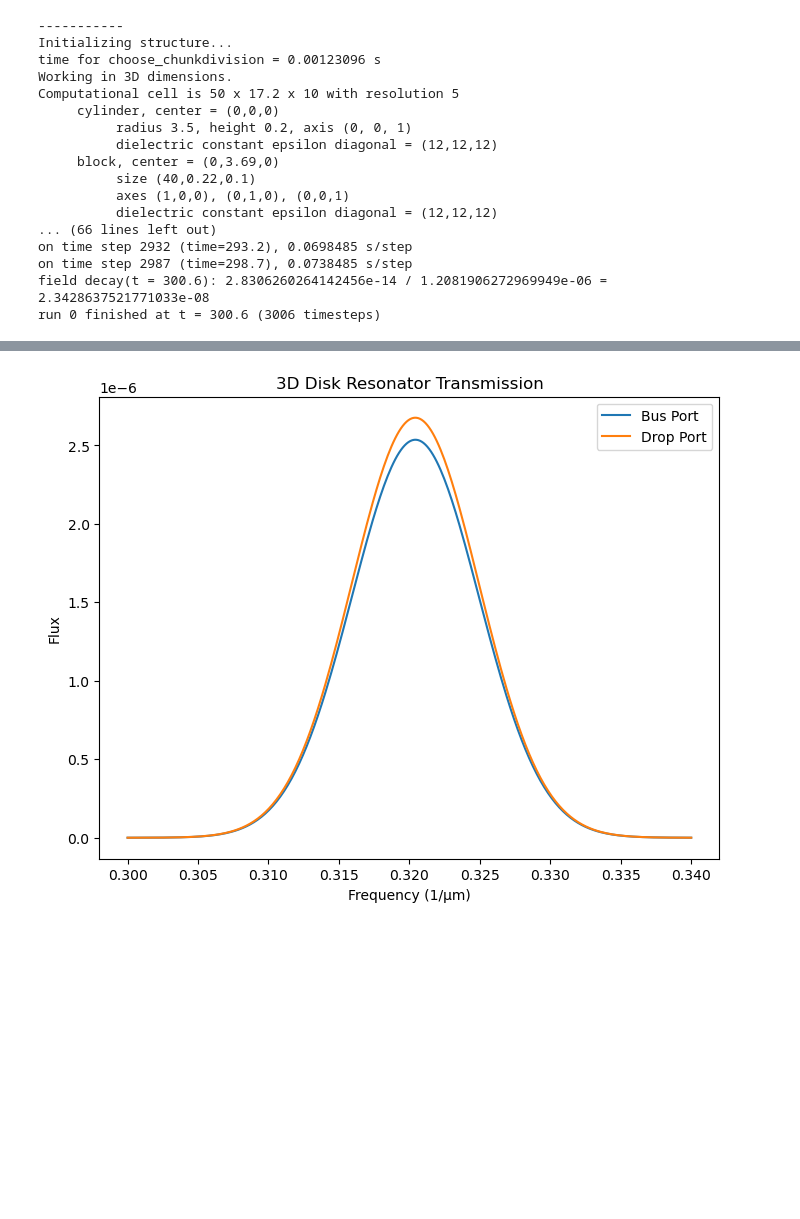
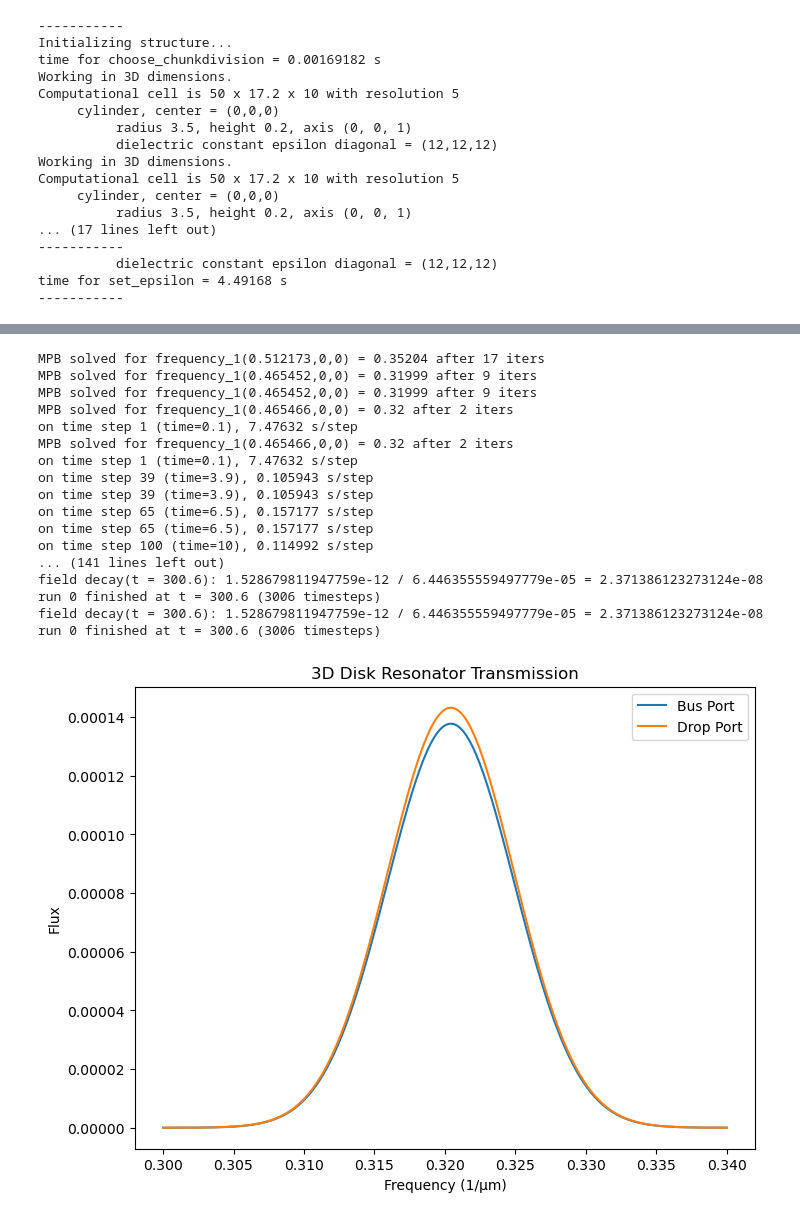
Before and after one commit to Luxchen77/Tunable-Disk-Resonator-Meep-, a Jupyter notebook: meep_sim_wavguide_disk_3d.ipynb, the cells around one changed output, grey strips where cells are left out. Cells and saved outputs as stored; diff of their text form; code cells hidden in the pictures; blank space fills up the shorter version.

```diff
--- a/meep_sim_wavguide_disk_3d.ipynb
+++ b/meep_sim_wavguide_disk_3d.ipynb
@@ -60,11 +60,16 @@ fcen = (fmin+fmax)/2
 df = fmax - fmin
 nfreq = 300
 
-sources = [mp.Source(mp.GaussianSource(frequency=fcen, fwidth=df),
-                     component=mp.Ez,
-                     center=mp.Vector3(source_x, source_y, source_z),
-                     size=mp.Vector3(0, wg_width, wg_height))]
+mode_src = mp.EigenModeSource(
+    src=mp.GaussianSource(frequency=fcen, fwidth=df),
+    center=mp.Vector3(source_x, source_y, source_z),
+    size=mp.Vector3(0, wg_width*2, wg_height*2),  # cover waveguide cross-section
+    eig_band=1,           # fundamental mode
+    eig_parity=mp.NO_PARITY,   # or mp.ODD_Y/mp.EVEN_Y depending on symmetry
+    eig_match_freq=True
+)
 
+sources = [mode_src]
 # -----------------------------
 # Flux monitors
 # -----------------------------
@@ -146,18 +151,18 @@ plt.show()
 # %% [output]
 -----------
 Initializing structure...
-time for choose_chunkdivision = 0.00123096 s
+time for choose_chunkdivision = 0.00169182 s
 Working in 3D dimensions.
 Computational cell is 50 x 17.2 x 10 with resolution 5
      cylinder, center = (0,0,0)
           radius 3.5, height 0.2, axis (0, 0, 1)
           dielectric constant epsilon diagonal = (12,12,12)
-     block, center = (0,3.69,0)
-          size (40,0.22,0.1)
-          axes (1,0,0), (0,1,0), (0,0,1)
+Working in 3D dimensions.
+Computational cell is 50 x 17.2 x 10 with resolution 5
+     cylinder, center = (0,0,0)
+          radius 3.5, height 0.2, axis (0, 0, 1)
+... (17 lines left out)
+-----------
           dielectric constant epsilon diagonal = (12,12,12)
-... (66 lines left out)
-on time step 2932 (time=293.2), 0.0698485 s/step
-on time step 2987 (time=298.7), 0.0738485 s/step
-field decay(t = 300.6): 2.8306260264142456e-14 / 1.2081906272969949e-06 = 2.3428637521771033e-08
-run 0 finished at t = 300.6 (3006 timesteps)
+time for set_epsilon = 4.49168 s
+-----------
@@ -164 +170,18 @@ run 0 finished at t = 300.6 (3006 timesteps)
+MPB solved for frequency_1(0.512173,0,0) = 0.35204 after 17 iters
+MPB solved for frequency_1(0.465452,0,0) = 0.31999 after 9 iters
+MPB solved for frequency_1(0.465452,0,0) = 0.31999 after 9 iters
+MPB solved for frequency_1(0.465466,0,0) = 0.32 after 2 iters
+on time step 1 (time=0.1), 7.47632 s/step
+MPB solved for frequency_1(0.465466,0,0) = 0.32 after 2 iters
+on time step 1 (time=0.1), 7.47632 s/step
+on time step 39 (time=3.9), 0.105943 s/step
+on time step 39 (time=3.9), 0.105943 s/step
+on time step 65 (time=6.5), 0.157177 s/step
+on time step 65 (time=6.5), 0.157177 s/step
+on time step 100 (time=10), 0.114992 s/step
+... (141 lines left out)
+field decay(t = 300.6): 1.528679811947759e-12 / 6.446355559497779e-05 = 2.371386123273124e-08
+run 0 finished at t = 300.6 (3006 timesteps)
+field decay(t = 300.6): 1.528679811947759e-12 / 6.446355559497779e-05 = 2.371386123273124e-08
+run 0 finished at t = 300.6 (3006 timesteps)
-[figure, old version]
+[figure, new version]
```
Also changed, not shown: parts of 4 cells of this notebook, 7 other files.
